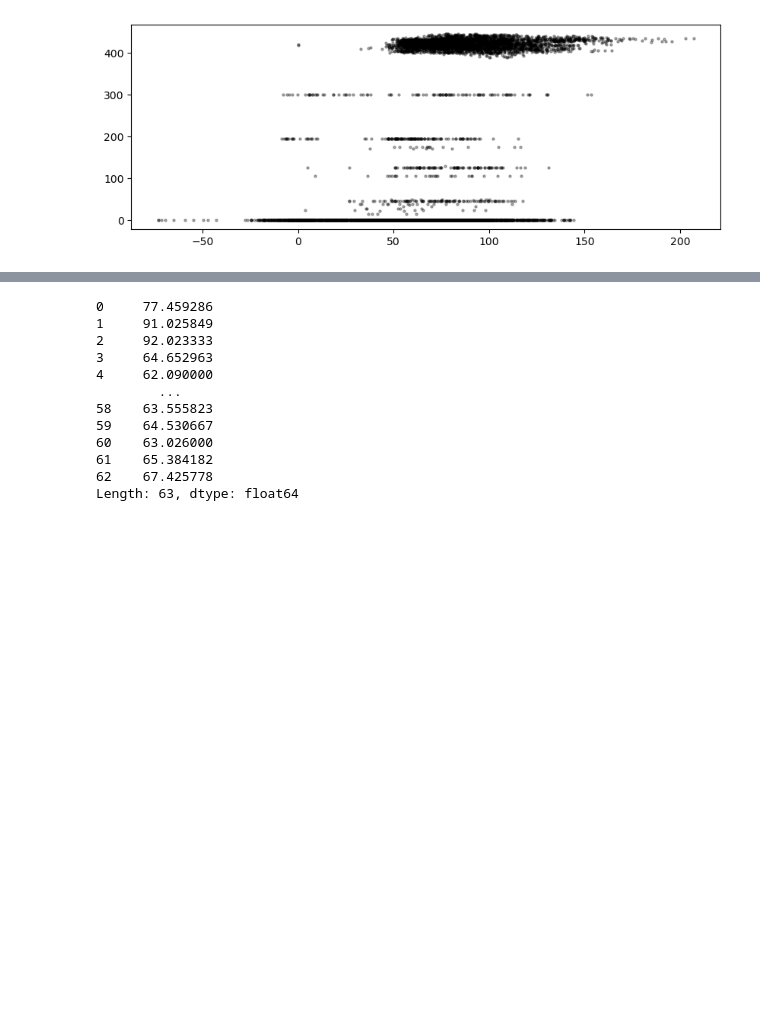
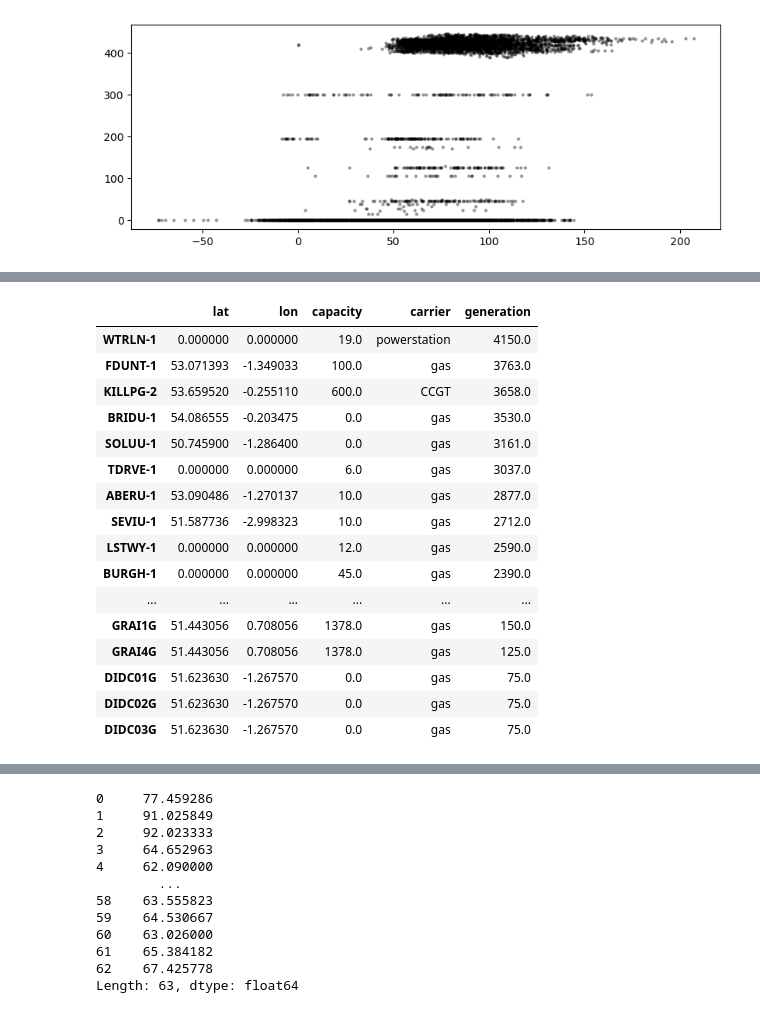
Before and after one commit to LukasFrankenQ/LMP, a Jupyter notebook: notebooks/get_generator_marginals.ipynb, the cells around one changed output, grey strips where cells are left out. Saved outputs shown, nothing was run; the diff lists cells and outputs as text; code cells hidden in the pictures; blank space fills up the shorter version.

```diff
--- a/notebooks/get_generator_marginals.ipynb
+++ b/notebooks/get_generator_marginals.ipynb
@@ -217,0 +278,20 @@ for on in switchons:
+# %%
+dispatchers.loc[dispatchers.generation > 0.].tail(30)
+# %% [output]
+|  | lat | lon | capacity | carrier | generation |
+| WTRLN-1 | 0.000000 | 0.000000 | 19.0 | powerstation | 4150.0 |
+| FDUNT-1 | 53.071393 | -1.349033 | 100.0 | gas | 3763.0 |
+| KILLPG-2 | 53.659520 | -0.255110 | 600.0 | CCGT | 3658.0 |
+| BRIDU-1 | 54.086555 | -0.203475 | 0.0 | gas | 3530.0 |
+| SOLUU-1 | 50.745900 | -1.286400 | 0.0 | gas | 3161.0 |
+| TDRVE-1 | 0.000000 | 0.000000 | 6.0 | gas | 3037.0 |
+| ABERU-1 | 53.090486 | -1.270137 | 10.0 | gas | 2877.0 |
+| SEVIU-1 | 51.587736 | -2.998323 | 10.0 | gas | 2712.0 |
+| LSTWY-1 | 0.000000 | 0.000000 | 12.0 | gas | 2590.0 |
+| BURGH-1 | 0.000000 | 0.000000 | 45.0 | gas | 2390.0 |
+| ... | ... | ... | ... | ... | ... |
+| GRAI1G | 51.443056 | 0.708056 | 1378.0 | gas | 150.0 |
+| GRAI4G | 51.443056 | 0.708056 | 1378.0 | gas | 125.0 |
+| DIDC01G | 51.623630 | -1.267570 | 0.0 | gas | 75.0 |
+| DIDC02G | 51.623630 | -1.267570 | 0.0 | gas | 75.0 |
+| DIDC03G | 51.623630 | -1.267570 | 0.0 | gas | 75.0 |
```
Also changed, not shown: parts of 9 cells of this notebook, 2 other files.
